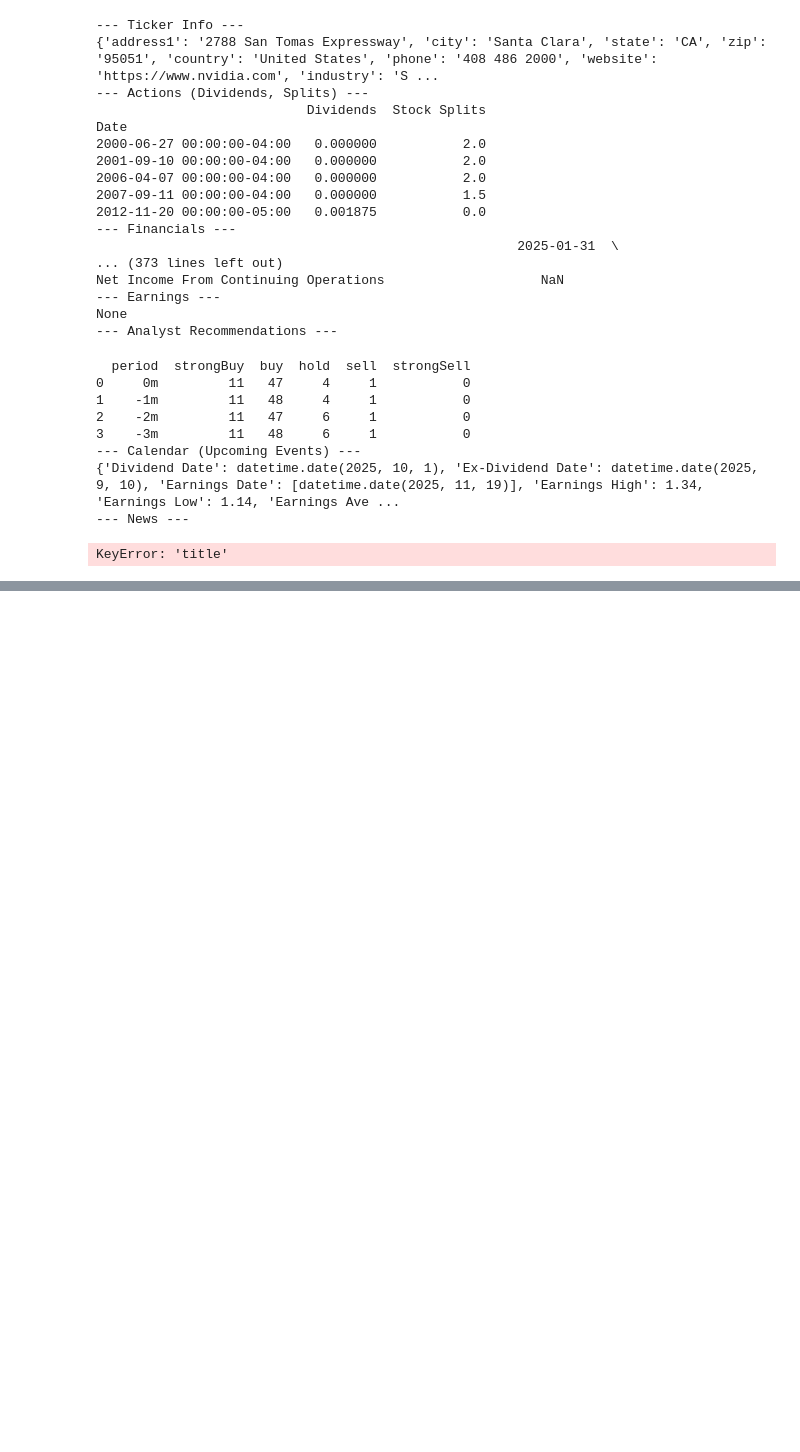
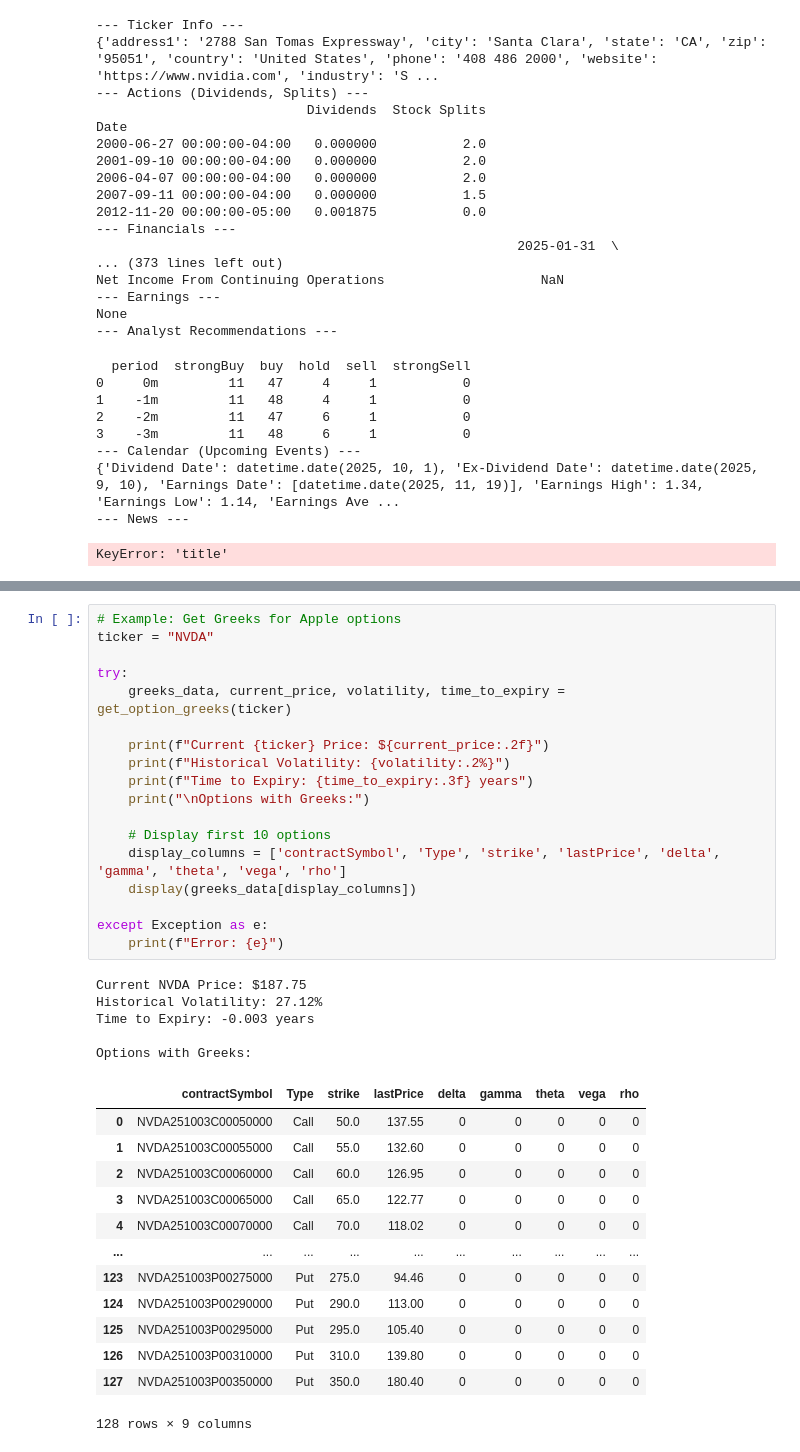
Before and after one commit to ml-dp/hull-tactical-market-prediction, a Jupyter notebook: 01_YFinance_Exploration.ipynb, the cells around one changed output, grey strips where cells are left out. Drawn from its saved outputs; the diff is of its cells as text; blank space fills up the shorter version.

```diff
--- a/01_YFinance_Exploration.ipynb
+++ b/01_YFinance_Exploration.ipynb
@@ -247,0 +384,37 @@ WebSocket connection closed.
+# %%
+# Example: Get Greeks for Apple options
+ticker = "NVDA"
+
+try:
+    greeks_data, current_price, volatility, time_to_expiry = get_option_greeks(ticker)
+
+    print(f"Current {ticker} Price: ${current_price:.2f}")
+    print(f"Historical Volatility: {volatility:.2%}")
+    print(f"Time to Expiry: {time_to_expiry:.3f} years")
+    print("\nOptions with Greeks:")
+
+    # Display first 10 options
+    display_columns = ['contractSymbol', 'Type', 'strike', 'lastPrice', 'delta', 'gamma', 'theta', 'vega', 'rho']
+    display(greeks_data[display_columns])
+
+except Exception as e:
+    print(f"Error: {e}")
+# %% [output]
+Current NVDA Price: $187.75
+Historical Volatility: 27.12%
+Time to Expiry: -0.003 years
+
+Options with Greeks:
+|  | contractSymbol | Type | strike | lastPrice | delta | gamma | theta | vega | rho |
+| 0 | NVDA251003C00050000 | Call | 50.0 | 137.55 | 0 | 0 | 0 | 0 | 0 |
+| 1 | NVDA251003C00055000 | Call | 55.0 | 132.60 | 0 | 0 | 0 | 0 | 0 |
+| 2 | NVDA251003C00060000 | Call | 60.0 | 126.95 | 0 | 0 | 0 | 0 | 0 |
+| 3 | NVDA251003C00065000 | Call | 65.0 | 122.77 | 0 | 0 | 0 | 0 | 0 |
+| 4 | NVDA251003C00070000 | Call | 70.0 | 118.02 | 0 | 0 | 0 | 0 | 0 |
+| ... | ... | ... | ... | ... | ... | ... | ... | ... | ... |
+| 123 | NVDA251003P00275000 | Put | 275.0 | 94.46 | 0 | 0 | 0 | 0 | 0 |
+| 124 | NVDA251003P00290000 | Put | 290.0 | 113.00 | 0 | 0 | 0 | 0 | 0 |
+| 125 | NVDA251003P00295000 | Put | 295.0 | 105.40 | 0 | 0 | 0 | 0 | 0 |
+| 126 | NVDA251003P00310000 | Put | 310.0 | 139.80 | 0 | 0 | 0 | 0 | 0 |
+| 127 | NVDA251003P00350000 | Put | 350.0 | 180.40 | 0 | 0 | 0 | 0 | 0 |
+128 rows × 9 columns
```
Also changed, not shown: parts of 12 cells of this notebook.
